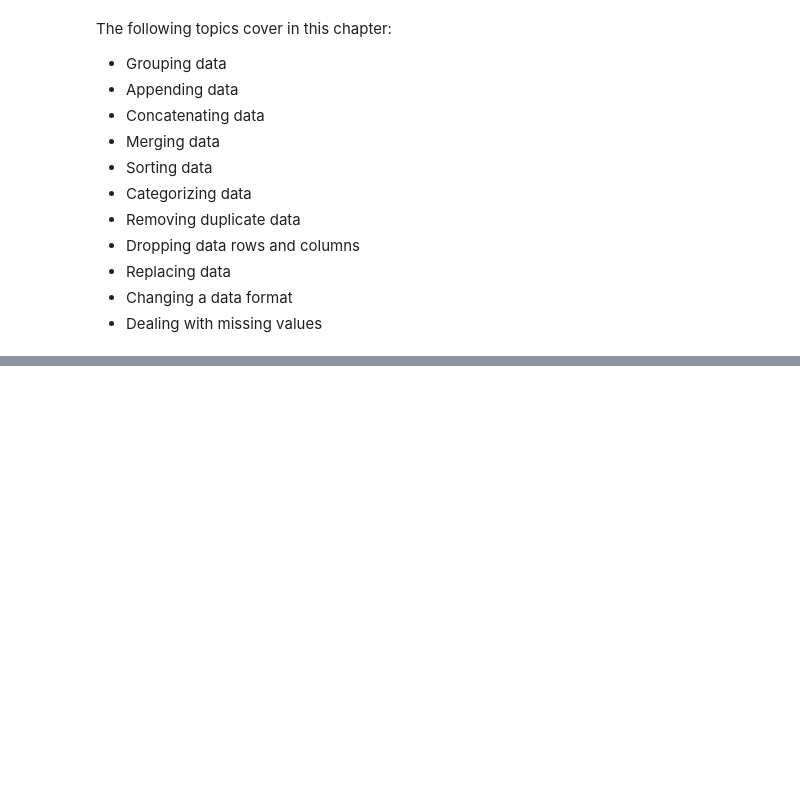
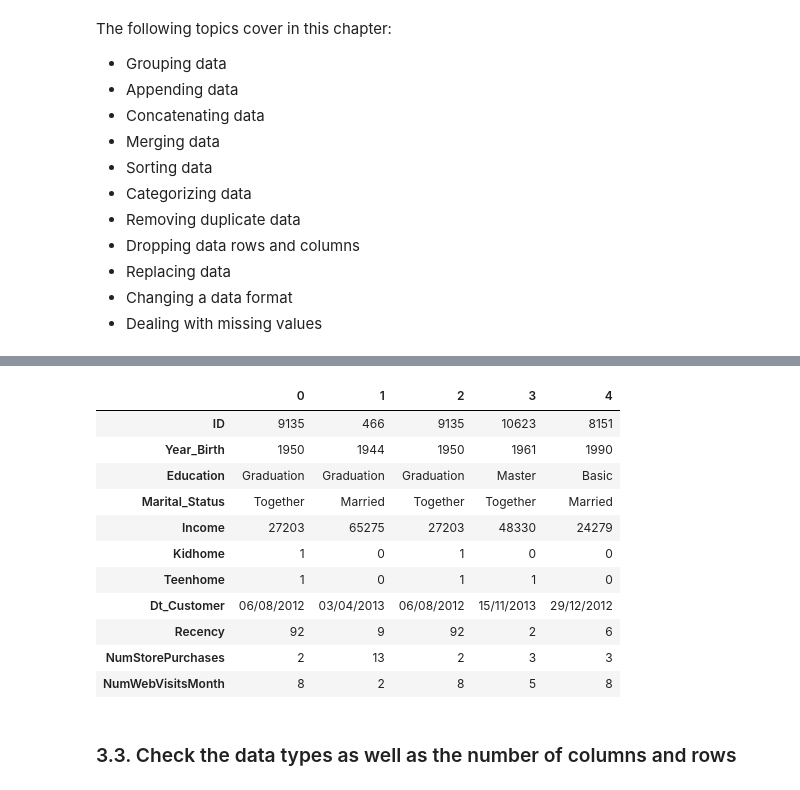
Before and after one commit to Mutiu123/The_EDA_with_Python, a Jupyter notebook: EDA_Book_Samples.ipynb, the cells around one changed output, grey strips where cells are left out. Cells and saved outputs as stored; diff of their text form; code cells hidden in the pictures; blank space fills up the shorter version.

```diff
--- a/EDA_Book_Samples.ipynb
+++ b/EDA_Book_Samples.ipynb
@@ -209,0 +383,17 @@ The following topics cover in this chapter:
+# %%
+marketing_sample2.head(5).T
+# %% [output]
+|  | 0 | 1 | 2 | 3 | 4 |
+| ID | 9135 | 466 | 9135 | 10623 | 8151 |
+| Year_Birth | 1950 | 1944 | 1950 | 1961 | 1990 |
+| Education | Graduation | Graduation | Graduation | Master | Basic |
+| Marital_Status | Together | Married | Together | Together | Married |
+| Income | 27203 | 65275 | 27203 | 48330 | 24279 |
+| Kidhome | 1 | 0 | 1 | 0 | 0 |
+| Teenhome | 1 | 0 | 1 | 1 | 0 |
+| Dt_Customer | 06/08/2012 | 03/04/2013 | 06/08/2012 | 15/11/2013 | 29/12/2012 |
+| Recency | 92 | 9 | 92 | 2 | 6 |
+| NumStorePurchases | 2 | 13 | 2 | 3 | 3 |
+| NumWebVisitsMonth | 8 | 2 | 8 | 5 | 8 |
+# %% [markdown]
+### 3.3. Check the data types as well as the number of columns and rows
```
Also changed, not shown: parts of 50 cells of this notebook.
